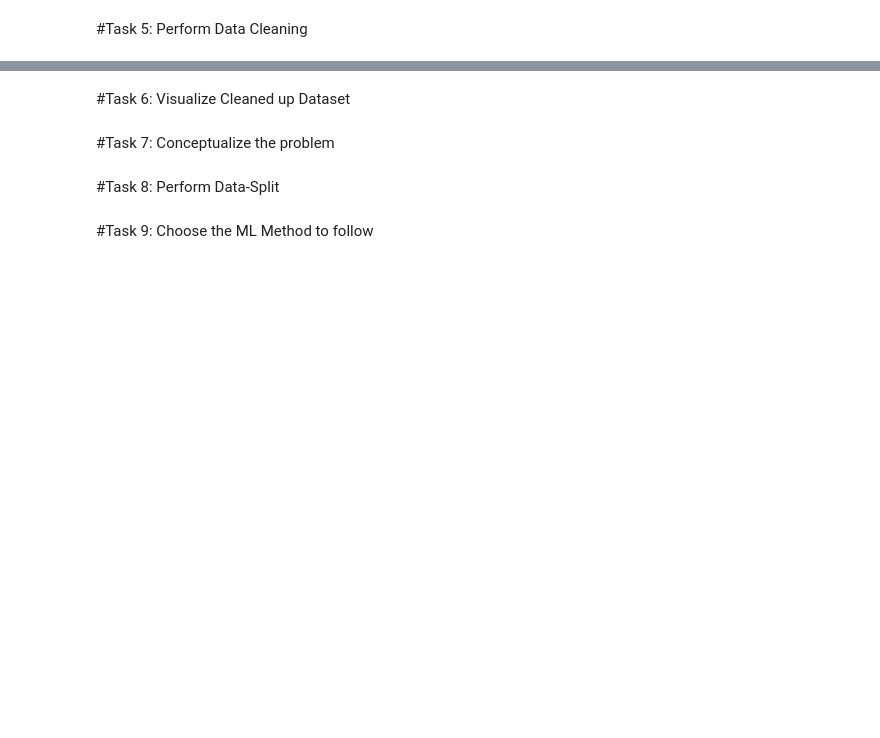
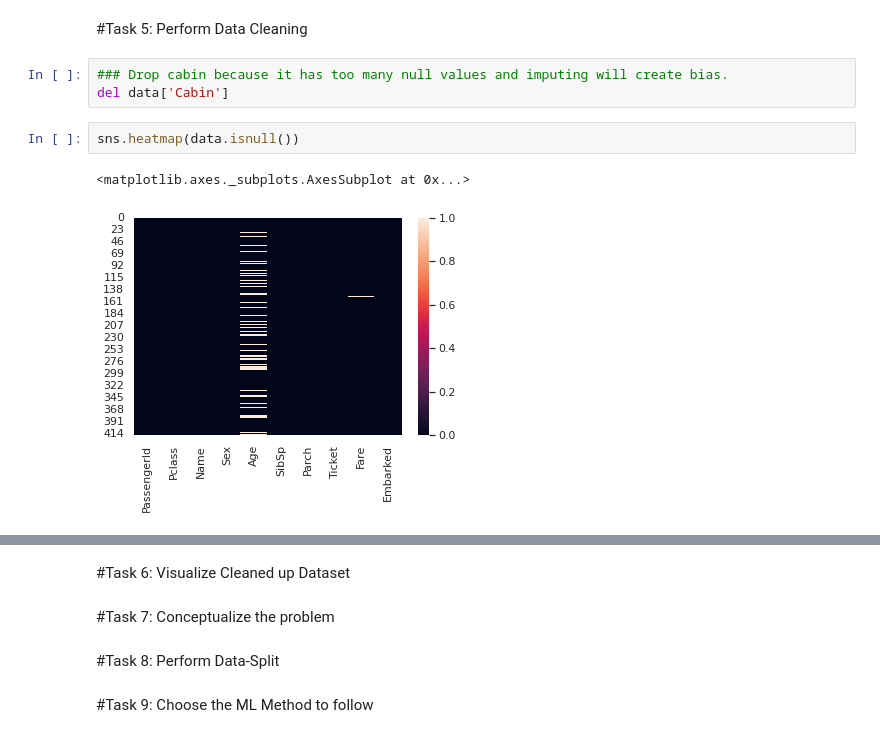
Before and after one commit to RedPandaStyle/ACE-Predictive-Analytics, a Jupyter notebook: Titanic_Analysis_Test_Data_JPV.ipynb, the cells around one changed output, grey strips where cells are left out. Saved outputs shown, nothing was run; the diff lists cells and outputs as text; blank space fills up the shorter version.

```diff
--- a/Titanic_Analysis_Test_Data_JPV.ipynb
+++ b/Titanic_Analysis_Test_Data_JPV.ipynb
@@ -63,2 +127,10 @@ memory usage: 36.0+ KB
 # %% [markdown]
 #Task 5: Perform Data Cleaning
+# %%
+### Drop cabin because it has too many null values and imputing will create bias.
+del data['Cabin']
+# %%
+sns.heatmap(data.isnull())
+# %% [output]
+<matplotlib.axes._subplots.AxesSubplot at 0x...>
+[figure, added]
```
Also changed, not shown: parts of 19 cells of this notebook.
